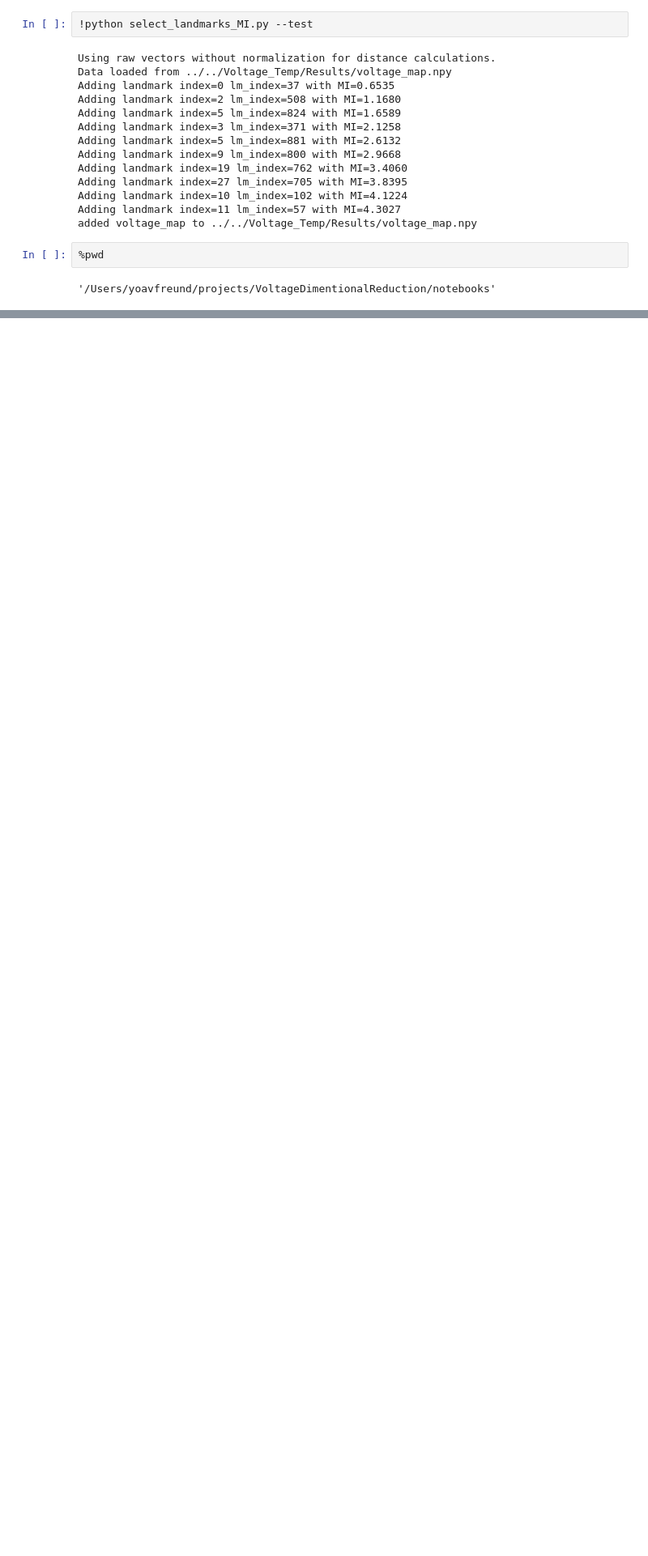
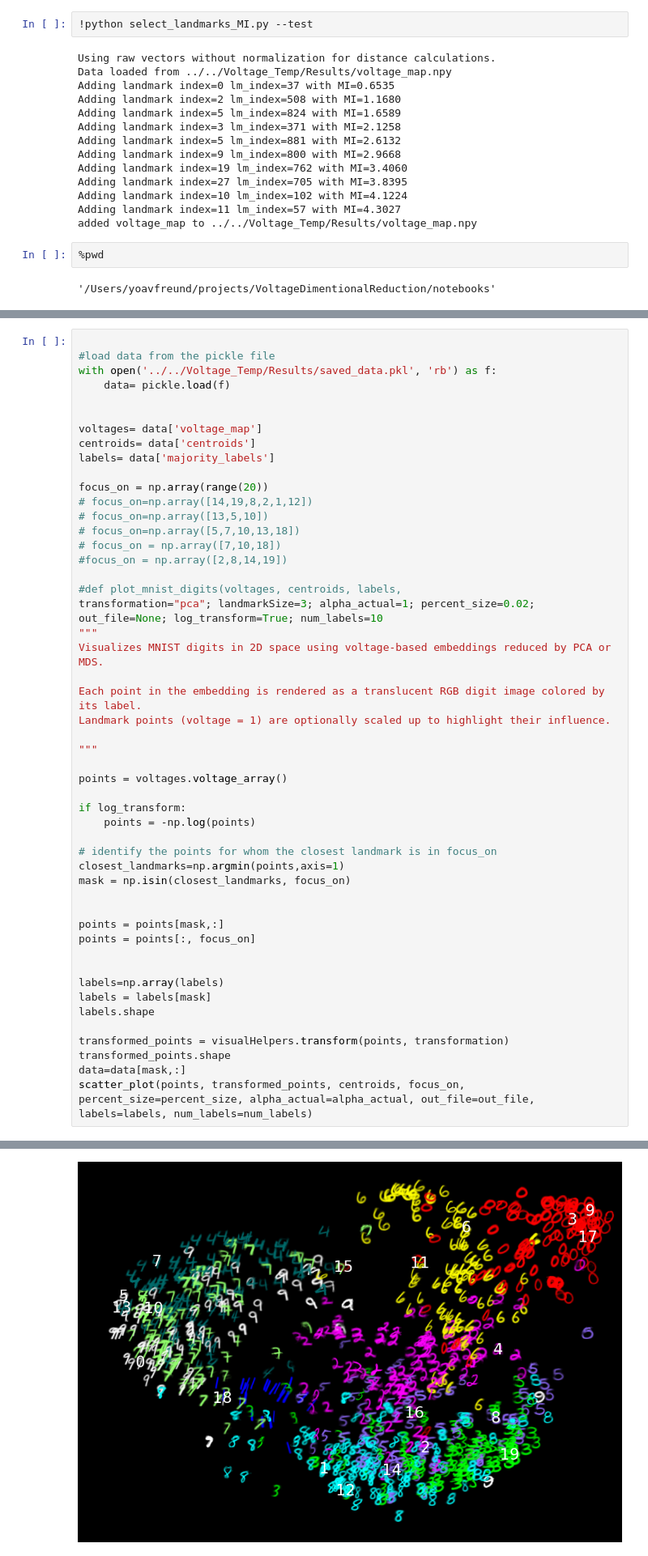
Before and after one commit to IceGawd/VoltageDimentionalReduction, a Jupyter notebook: notebooks/yoav_Visualizations.ipynb, the cells around one changed output, grey strips where cells are left out. Shown at 81% size. Cells and saved outputs as stored; diff of their text form; blank space fills up the shorter version.

Commit message:
Yoav increased the functionality of the visualization

```diff
--- a/notebooks/yoav_Visualizations.ipynb
+++ b/notebooks/yoav_Visualizations.ipynb
@@ -141,0 +122,51 @@ visualHelpers.standard_save_display(out_file)
+# %%
+
+#load data from the pickle file
+with open('../../Voltage_Temp/Results/saved_data.pkl', 'rb') as f:
+    data= pickle.load(f)
+
+
+voltages= data['voltage_map']
+centroids= data['centroids']
+labels= data['majority_labels']
+
+focus_on = np.array(range(20))
+# focus_on=np.array([14,19,8,2,1,12])
+# focus_on=np.array([13,5,10])
+# focus_on=np.array([5,7,10,13,18])
+# focus_on = np.array([7,10,18])
+#focus_on = np.array([2,8,14,19])
+
+#def plot_mnist_digits(voltages, centroids, labels,
+transformation="pca"; landmarkSize=3; alpha_actual=1; percent_size=0.02; out_file=None; log_transform=True; num_labels=10
+"""
+Visualizes MNIST digits in 2D space using voltage-based embeddings reduced by PCA or MDS.
+
+Each point in the embedding is rendered as a translucent RGB digit image colored by its label.
+Landmark points (voltage = 1) are optionally scaled up to highlight their influence.
+
+"""
+
+points = voltages.voltage_array()
+
+if log_transform:
+	points = -np.log(points)
+
+# identify the points for whom the closest landmark is in focus_on
+closest_landmarks=np.argmin(points,axis=1)
+mask = np.isin(closest_landmarks, focus_on)
+
+
+points = points[mask,:]
+points = points[:, focus_on]
+
+
+labels=np.array(labels)
+labels = labels[mask]
+labels.shape
+
+transformed_points = visualHelpers.transform(points, transformation)
+transformed_points.shape
+data=data[mask,:]
+scatter_plot(points, transformed_points, centroids, focus_on, percent_size=percent_size, alpha_actual=alpha_actual, out_file=out_file, labels=labels, num_labels=num_labels)
+# %% [output]
@@ -141,0 +174 @@ visualHelpers.standard_save_display(out_file)
+[figure, added]
```
Also changed, not shown: parts of 5 cells of this notebook, 2 other files.
